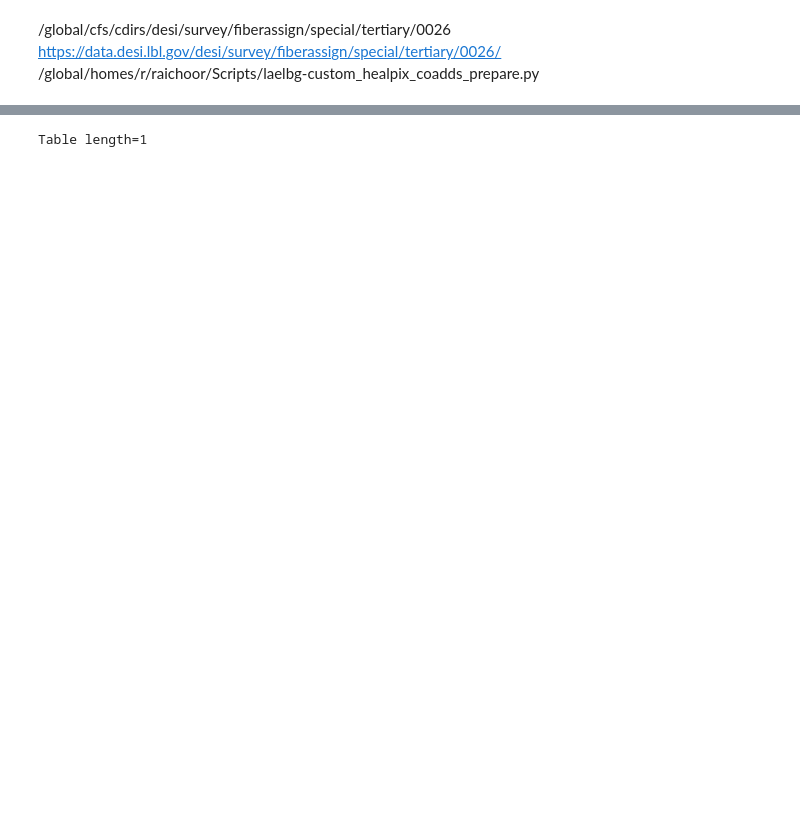
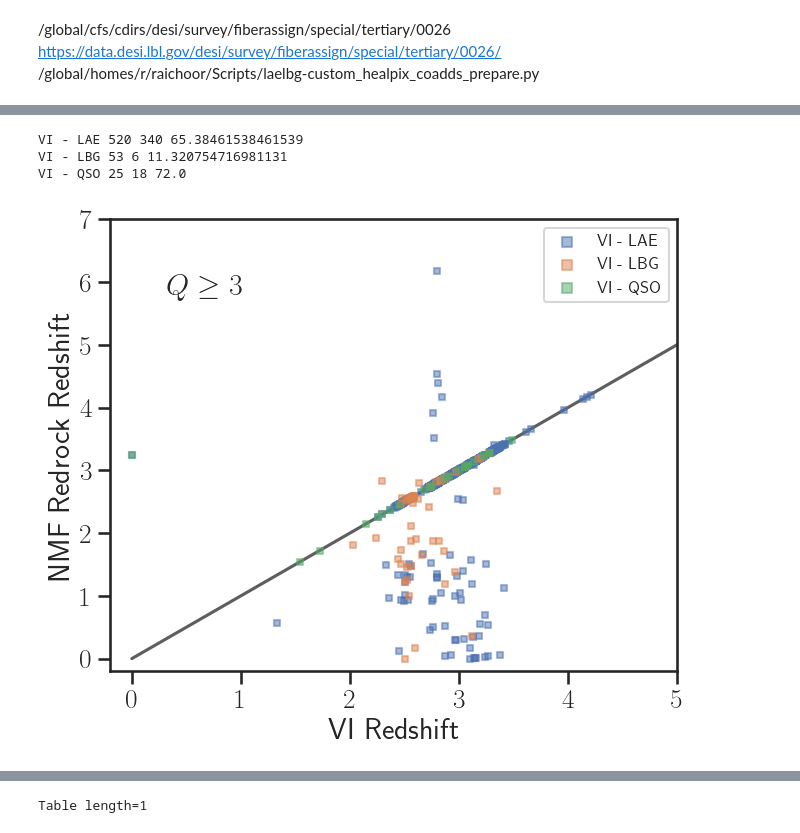
Before and after one commit to moustakas/fastspecfit-projects, a Jupyter notebook: laelbg-templates/lae-templates-tertiary26.ipynb, the cells around one changed output, grey strips where cells are left out. Cells and saved outputs as stored; diff of their text form; code cells hidden in the pictures; blank space fills up the shorter version.

```diff
--- a/laelbg-templates/lae-templates-tertiary26.ipynb
+++ b/laelbg-templates/lae-templates-tertiary26.ipynb
@@ -33,3 +76,67 @@ figdir = os.getenv('HOME')+'/research/talks/2023/23jul18-laelbg'
+# %%
+def zvi_vs_zredrock_nmf():
+    """Compare NMF Redrock and VI redshifts."""
+    merge = Table(fitsio.read(nmfredrockfile))
+
+    vifile = os.path.join(fastdir, 'VI_dey_Subaru.fits.gz')
+    vi = Table(fitsio.read(vifile))
+    vi.rename_column('VI_TARGETID', 'TARGETID')
+    #print(vi.colnames)
+
+    #I = np.hstack([np.where(vi['TARGETID'] == tid)[0] for tid in merge['TARGETID']])
+    #vi = vi[I]
+    #assert(np.all(merge['TARGETID'] == vi['TARGETID']))
+    I = np.hstack([np.where(merge['TARGETID'] == tid)[0] for tid in vi['TARGETID']])
+    merge = merge[I]
+    assert(np.all(merge['TARGETID'] == vi['TARGETID']))
+
+    iqso = np.where((vi['VI_QUALITY'] >= 3) * np.array(['qso' in comment.lower() or 'agn' in comment.lower() for comment in vi['VI_COMMENT']]))[0]
+    ilae = np.where((vi['VI_QUALITY'] >= 3) * np.array(['lae' in comment.lower() for comment in vi['VI_COMMENT']]))[0]
+    ilbg = np.where((vi['VI_QUALITY'] >= 3) * np.array(['lbg' in comment.lower() for comment in vi['VI_COMMENT']]))[0]
+
+    fig, ax = plt.subplots(figsize=(7, 6))
+    if False:
+        for qual in sorted(set(vi['VI_QUALITY'])):
+            if qual < 2:
+                continue
+            I = qual == vi['VI_QUALITY']
+            ax.scatter(vi['VI_Z'][I], merge['Z'][I], s=30, marker='s', #color='orange',
+                       alpha=0.5, label=f'Q={qual}')
+    elif False:
+        for spectype in sorted(set(vi['REDROCK_SPECTYPE'])):
+            I = (spectype == vi['REDROCK_SPECTYPE']) * (vi['VI_QUALITY'] > 3)
+            ax.scatter(vi['VI_Z'][I], merge['Z'][I], s=15, marker='s', #color='orange',
+                       alpha=0.5, label=spectype)
+    else:
+        for I, label in zip([ilae, ilbg, iqso], ['VI - LAE', 'VI - LBG', 'VI - QSO']):
+            N = np.sum(np.abs(vi['VI_Z'][I]-merge['Z'][I]) < 1e-3)
+            print(label, len(I), N, 100*N/len(I))
+            ax.scatter(vi['VI_Z'][I], merge['Z'][I], s=15, marker='s', #color='orange',
+                       alpha=0.5, label=label)
+
+    ax.legend(loc='upper right', fontsize=12, markerscale=2)#ncols=2)
+    ax.set_xlim(-0.2, 5)
+    ax.set_ylim(-0.2, 7)
+    ax.plot([0, 7], [0, 7], color='k', alpha=0.7, zorder=-1)
+    plt.rcParams['text.usetex'] = True
+    ax.text(0.1, 0.85, '$Q \ge 3$', ha='left', va='center', transform=ax.transAxes)
+    ax.set_xlabel('VI Redshift')
+    ax.set_ylabel('NMF Redrock Redshift')
+
+    fig.tight_layout()
+    fig.savefig(figdir+'/zvi-vs-zredrock-nmf.png')
+
+    #plt.clf()
+    #plt.hist(vi['VI_Z'] - merge['Z'], bins=100)
+
+    return vi
+
+zvi = zvi_vs_zredrock_nmf()
+# %% [output]
+VI - LAE 520 340 65.38461538461539
+VI - LBG 53 6 11.320754716981131
+VI - QSO 25 18 72.0
+[figure, added]
 # %%
 def zvi_vs_zredrock():
     """Compare Redrock and VI redshifts."""
```
Also changed, not shown: parts of 6 cells of this notebook, 1 other file.
